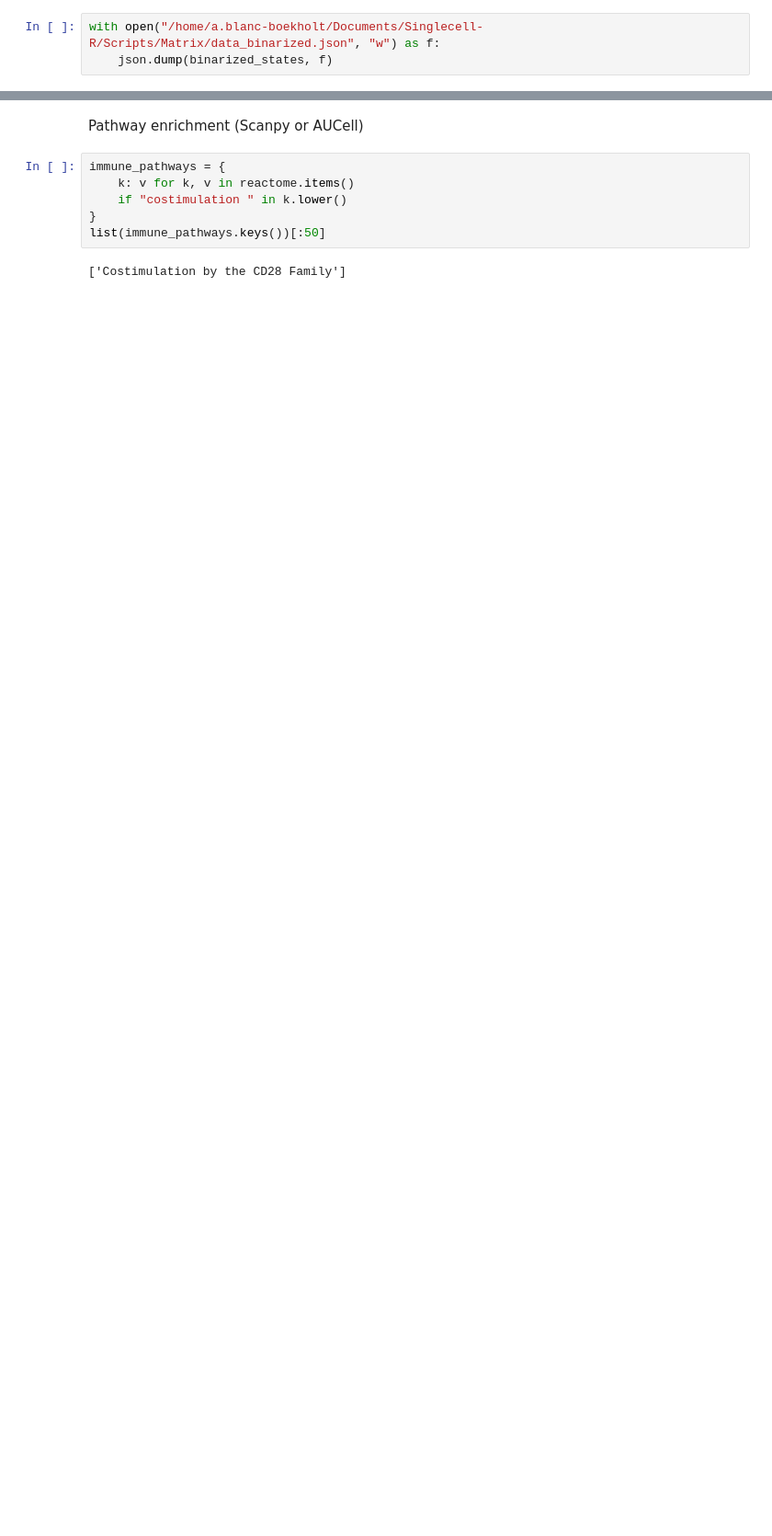
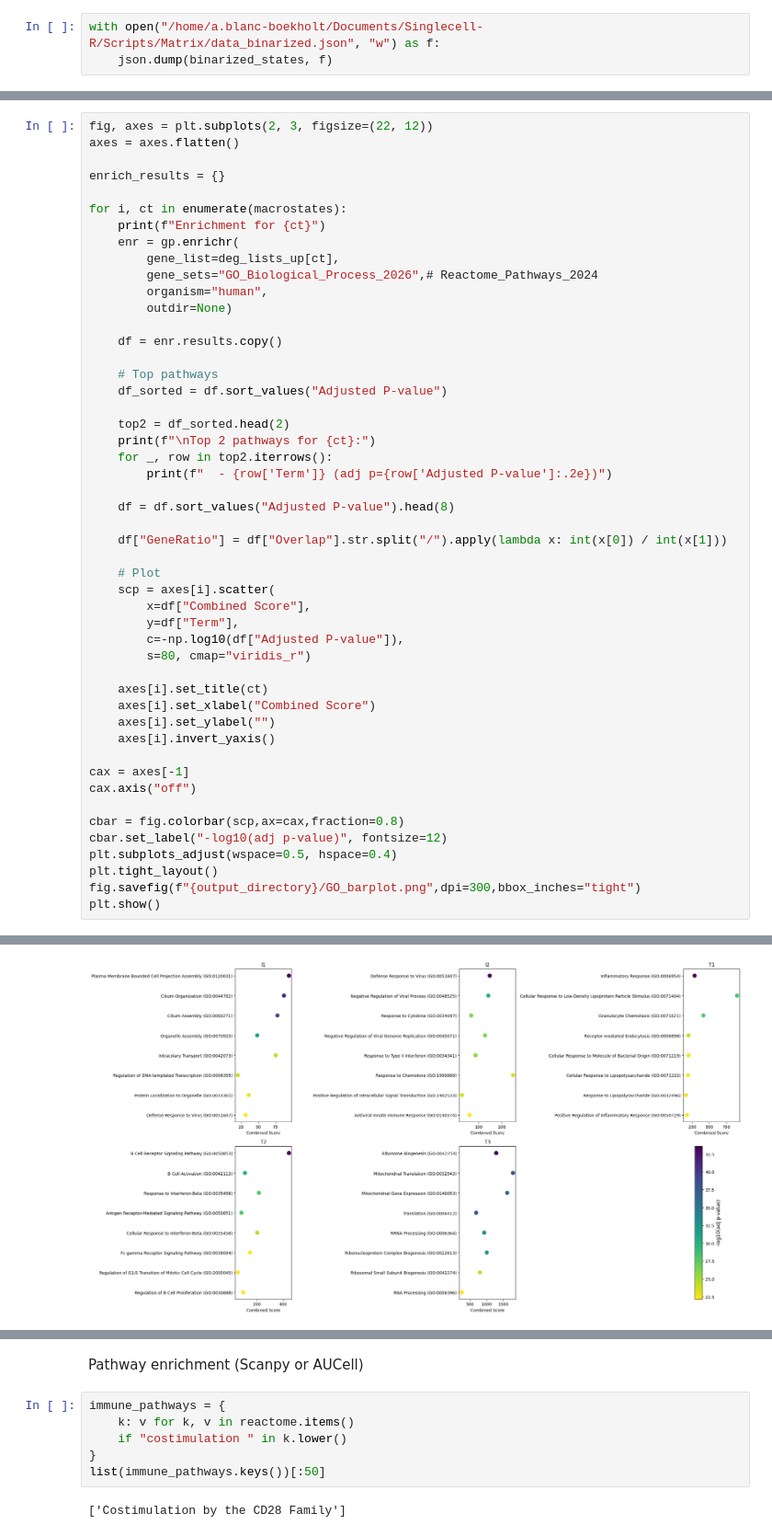
Before and after one commit to Augugustine/CITE-seq-analysis-CLL, a Jupyter notebook: 3- Boolean model/Binarization.ipynb, the cells around one changed output, grey strips where cells are left out. Shown at 92% size. Drawn from its saved outputs; the diff is of its cells as text; blank space fills up the shorter version.

Commit message:
update gene selection DEG

```diff
--- a/3- Boolean model/Binarization.ipynb
+++ b/3- Boolean model/Binarization.ipynb
@@ -684,0 +219,50 @@ plt.show()
+# %%
+fig, axes = plt.subplots(2, 3, figsize=(22, 12))
+axes = axes.flatten()
+
+enrich_results = {}
+
+for i, ct in enumerate(macrostates):
+    print(f"Enrichment for {ct}")
+    enr = gp.enrichr(
+        gene_list=deg_lists_up[ct],
+        gene_sets="GO_Biological_Process_2026",# Reactome_Pathways_2024
+        organism="human",
+        outdir=None)
+
+    df = enr.results.copy()
+
+    # Top pathways
+    df_sorted = df.sort_values("Adjusted P-value")
+
+    top2 = df_sorted.head(2)
+    print(f"\nTop 2 pathways for {ct}:")
+    for _, row in top2.iterrows():
+        print(f"  - {row['Term']} (adj p={row['Adjusted P-value']:.2e})")
+
+    df = df.sort_values("Adjusted P-value").head(8)
+
+    df["GeneRatio"] = df["Overlap"].str.split("/").apply(lambda x: int(x[0]) / int(x[1]))
+
+    # Plot
+    scp = axes[i].scatter(
+        x=df["Combined Score"],
+        y=df["Term"],
+        c=-np.log10(df["Adjusted P-value"]),
+        s=80, cmap="viridis_r")
+
+    axes[i].set_title(ct)
+    axes[i].set_xlabel("Combined Score")
+    axes[i].set_ylabel("")
+    axes[i].invert_yaxis()
+
+cax = axes[-1]
+cax.axis("off")
+
+cbar = fig.colorbar(scp,ax=cax,fraction=0.8)
+cbar.set_label("-log10(adj p-value)", fontsize=12)
+plt.subplots_adjust(wspace=0.5, hspace=0.4)
+plt.tight_layout()
+fig.savefig(f"{output_directory}/GO_barplot.png",dpi=300,bbox_inches="tight")
+plt.show()
+# %% [output]
@@ -684,0 +286 @@ plt.show()
+[figure, added]
```
Also changed, not shown: parts of 30 cells of this notebook.
